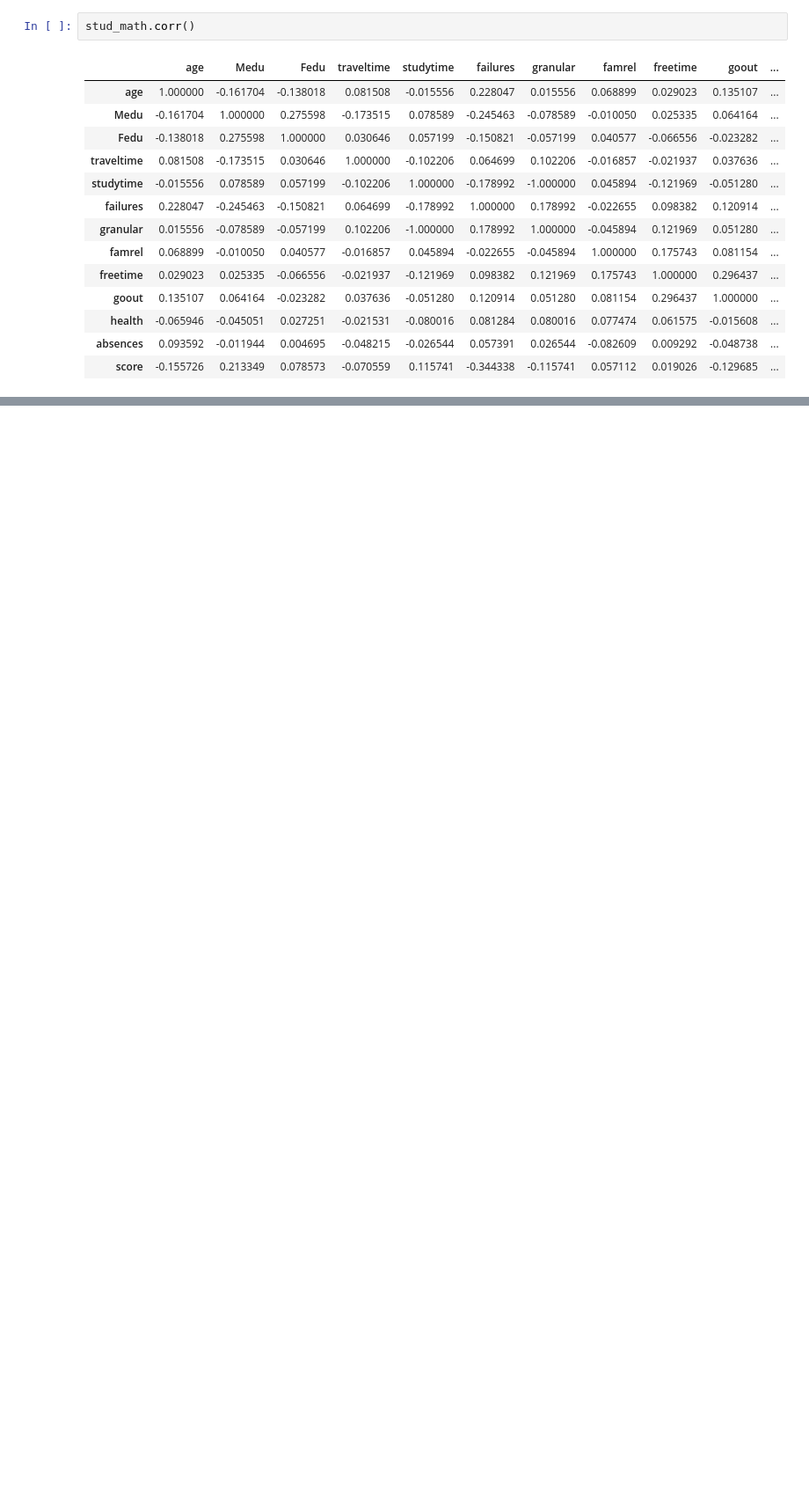
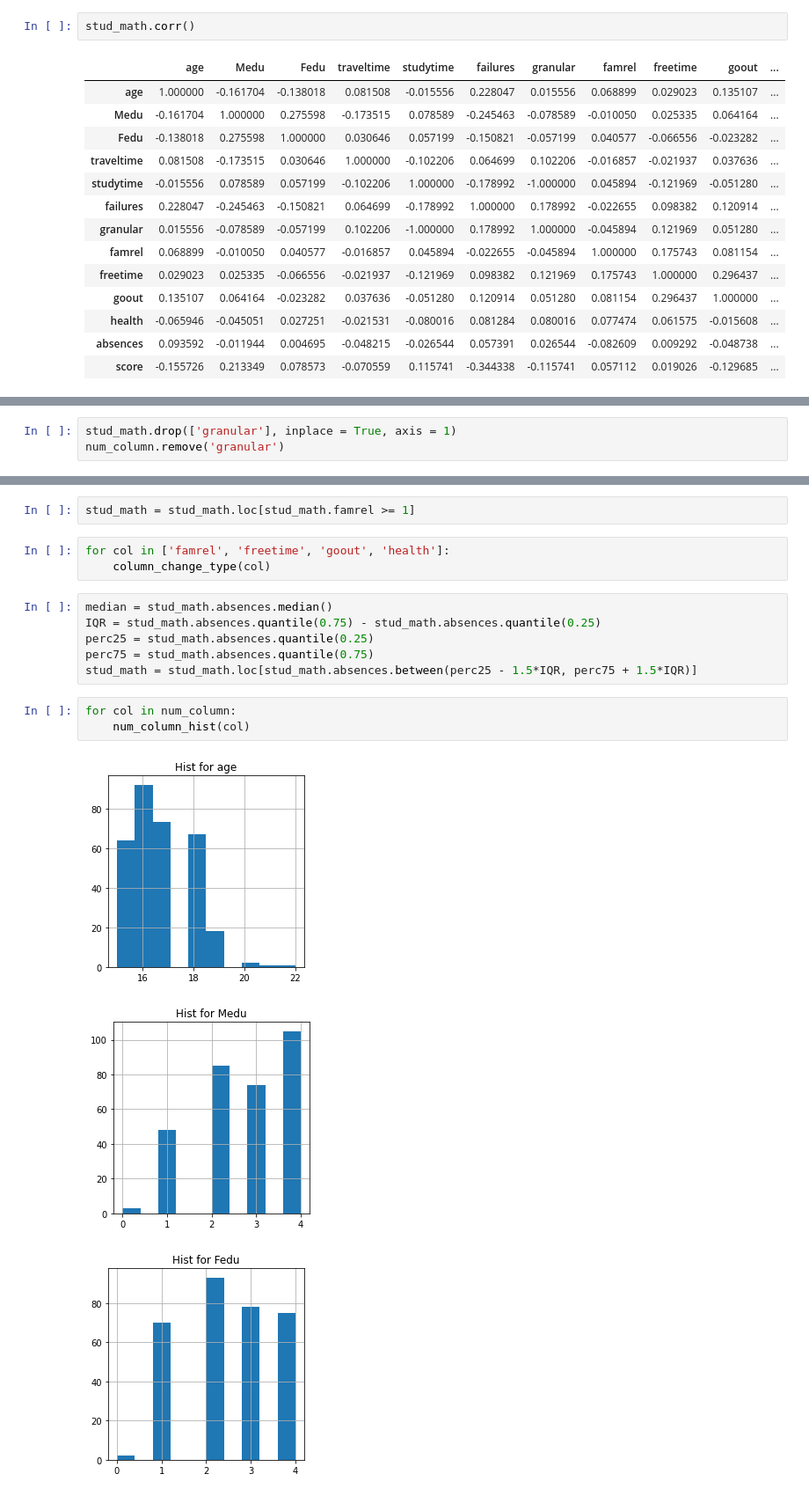
Before and after one commit to mculab64/projects, a Jupyter notebook: module_2/EDA.ipynb, the cells around one changed output, grey strips where cells are left out. Shown at 88% size. Cells and saved outputs as stored; diff of their text form; blank space fills up the shorter version.

```diff
--- a/module_2/EDA.ipynb
+++ b/module_2/EDA.ipynb
@@ -106,0 +165,3 @@ stud_math.corr()
+# %%
+stud_math.drop(['granular'], inplace = True, axis = 1)
+num_column.remove('granular')
@@ -106,0 +185,18 @@ stud_math.corr()
+# %%
+stud_math = stud_math.loc[stud_math.famrel >= 1]
+# %%
+for col in ['famrel', 'freetime', 'goout', 'health']:
+    column_change_type(col)
+# %%
+median = stud_math.absences.median()
+IQR = stud_math.absences.quantile(0.75) - stud_math.absences.quantile(0.25)
+perc25 = stud_math.absences.quantile(0.25)
+perc75 = stud_math.absences.quantile(0.75)
+stud_math = stud_math.loc[stud_math.absences.between(perc25 - 1.5*IQR, perc75 + 1.5*IQR)]
+# %%
+for col in num_column:
+    num_column_hist(col)
+# %% [output]
+[figure, added]
+[figure, added]
+[figure, added]
```
Also changed, not shown: parts of 32 cells of this notebook, 1 other file.
